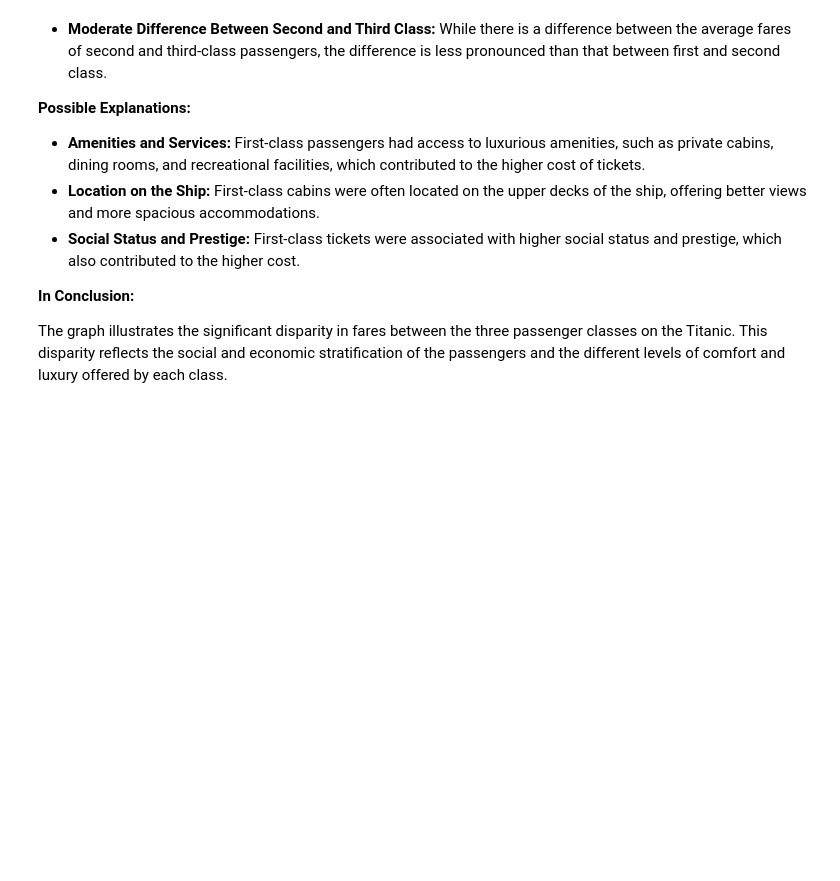
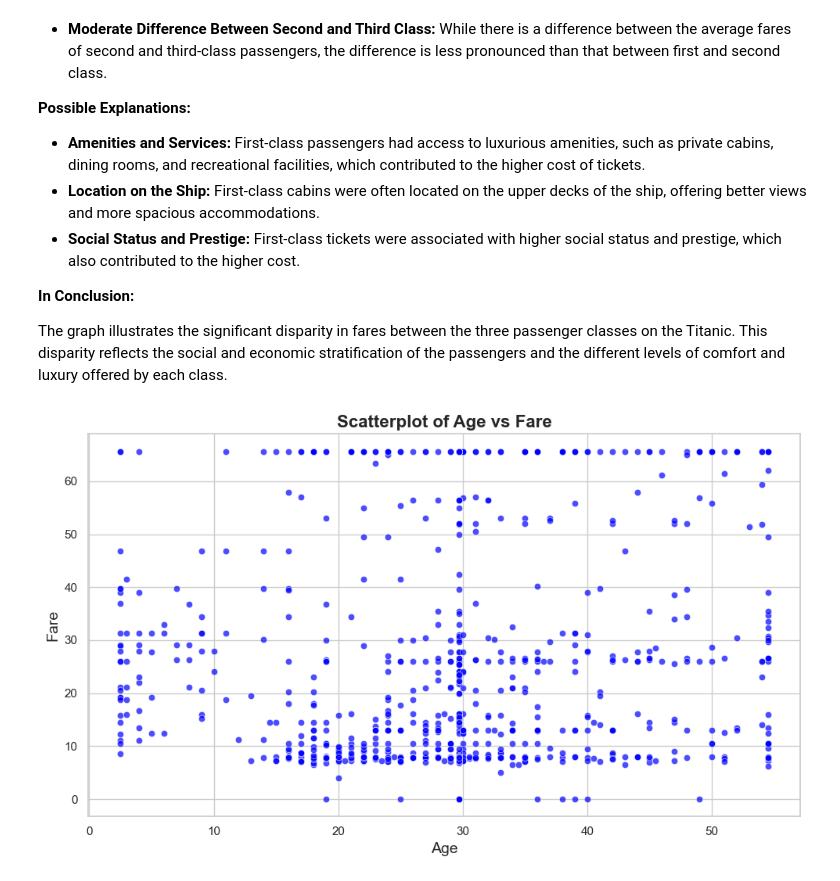
Before and after one commit to SnitTeshome/PRODIGY_DS_02, a Jupyter notebook: Task -02.ipynb, the cells around one changed output. Saved outputs shown, nothing was run; the diff lists cells and outputs as text; code cells hidden in the pictures; blank space fills up the shorter version.

```diff
--- a/Task -02.ipynb
+++ b/Task -02.ipynb
@@ -1088,3 +1116,23 @@ The line graph visualizes the average fare paid by passengers in each of the thr
 **In Conclusion:**
 
 The graph illustrates the significant disparity in fares between the three passenger classes on the Titanic. This disparity reflects the social and economic stratification of the passengers and the different levels of comfort and luxury offered by each class.
+# %%
+import matplotlib.pyplot as plt
+import seaborn as sns
+
+# Set the figure size
+plt.figure(figsize=(10, 6))
+
+# Create the scatterplot for Age vs. Fare
+sns.scatterplot(data=Titanic, x='Age', y='Fare', alpha=0.7, color='blue', edgecolor='w')
+
+# Add titles and labels
+plt.title("Scatterplot of Age vs Fare", fontsize=16, weight='bold')
+plt.xlabel("Age", fontsize=14)
+plt.ylabel("Fare", fontsize=14)
+
+# Display the plot
+plt.tight_layout()  # Adjust layout to prevent clipping of tick-labels
+plt.show()
+# %% [output]
+[figure, added]
```
Also changed, not shown: parts of 11 cells of this notebook.
